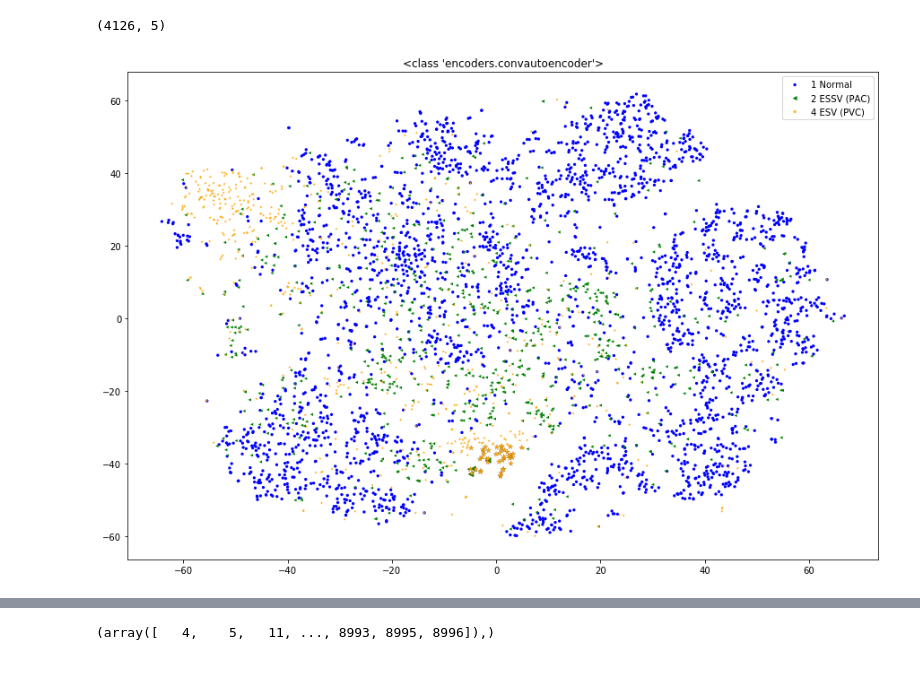
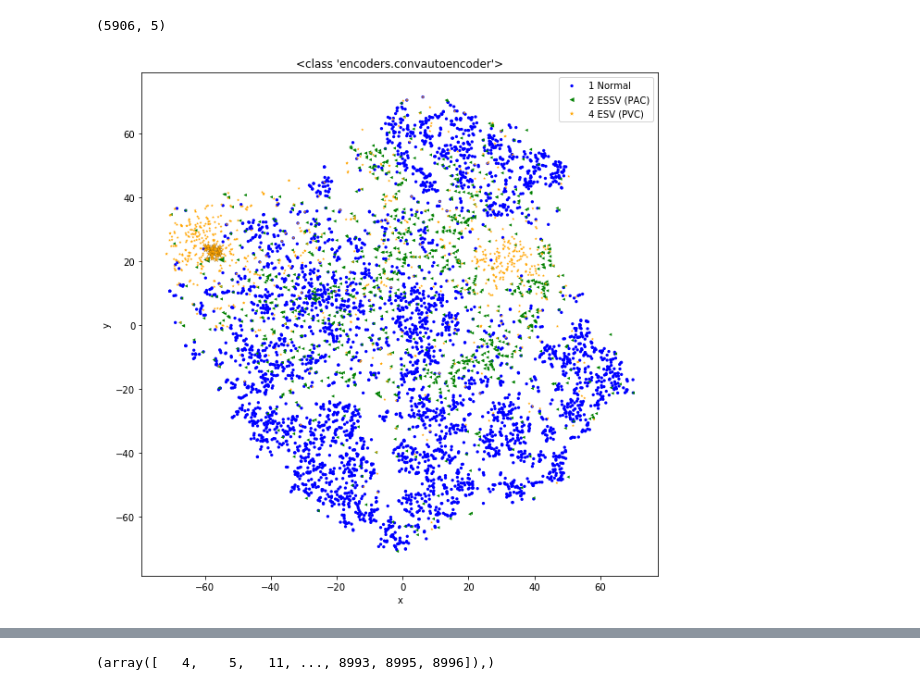
Before and after one commit to shawntan/icentia-ecg, a Jupyter notebook: explore-embs.ipynb, the cells around one changed output, grey strips where cells are left out. Saved outputs shown, nothing was run; the diff lists cells and outputs as text; code cells hidden in the pictures.

```diff
--- a/explore-embs.ipynb
+++ b/explore-embs.ipynb
@@ -11,2 +13,2 @@ import encoders
 # %%
-data_raw, labels = utils.getSubset(7000)
+data_raw, labels = utils.getSubset(10000)
@@ -12,0 +17,2 @@ data_raw, labels = utils.getSubset(7000)
+# %%
+indata = data_raw.values[7]
@@ -12,0 +24,4 @@ data_raw, labels = utils.getSubset(7000)
+# %%
+ae = encoders.convautoencoder()
+emb = ae.encode(indata)
+recon = ae.decode(emb)
@@ -25,7 +49,7 @@ data2 = data[select]
 # %%
 labels2.shape
 # %% [output]
-(4126, 5)
+(5906, 5)
 # %%
 limit = 9000
 emb = data2[:limit]
@@ -44,36 +68,46 @@ def highlight(X,Y):
            (X < 5) & \
            (Y < -35) & \
            (Y > -45)
+# %%
+#x1, x2, y1, y2 = 25, 40,    12, 25
+x1, x2, y1, y2 = -60, -55,    20, 25
+def highlight(X,Y):
+    return (X > x1) & \
+           (X < x2) & \
+           (Y > y1) & \
+           (Y < y2)
 # %%
-plt.figure(figsize=(15,10))
+plt.figure(figsize=(10,10))
 selected_labels = labels2["btype"][:limit]
 X_embedded = edata
 np.random.seed(0)
 markers = ["+","o","<",".","*",">",",","p","3"]
 colors = ["red","blue","green","yellow", "orange", "black", "purple"]
 for cat in np.unique(selected_labels):
     i_cat = np.where(selected_labels == cat)
 
     X = X_embedded[i_cat][:,0]
     Y = X_embedded[i_cat][:,1]
 
     size = np.ones(X.shape)+10
     size[highlight(X,Y)] = 40
 
     linewidths = np.zeros(X.shape)
     linewidths[highlight(X,Y)] = 0.1
 
     plt.scatter(X, Y,
                 label=utils.btype_names[cat],
                 marker=markers[cat],
                 color=colors[cat],
                 s=size,
                 linewidths=linewidths,
                 edgecolors="black");
+    plt.xlabel("x")
+    plt.ylabel("y")
 plt.title(enc)
 plt.legend();
 # %% [output]
-[figure, old version]
+[figure, new version]
 # %%
 frames = data_raw[select][highlight(X_embedded[:,0],X_embedded[:,1])]
 frame_labels = labels[select][highlight(X_embedded[:,0],X_embedded[:,1])]
```
Also changed, not shown: parts of 8 cells of this notebook.
